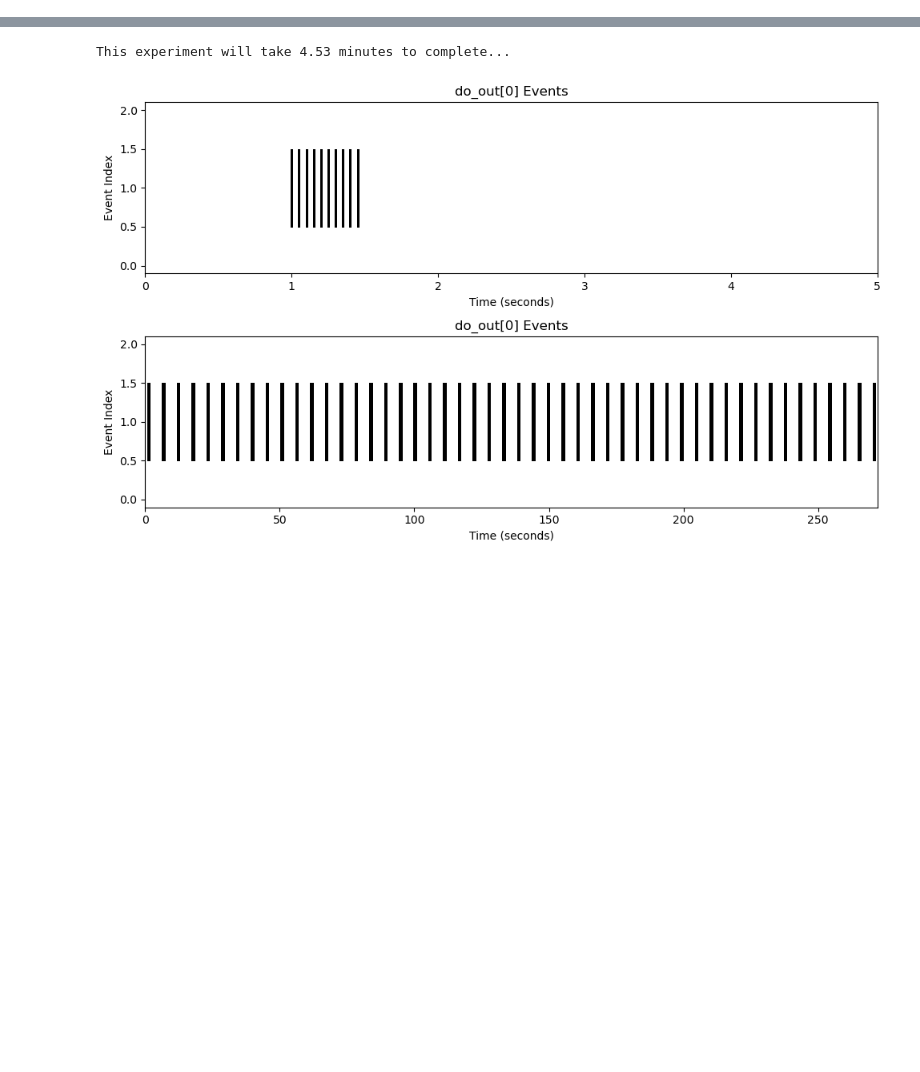
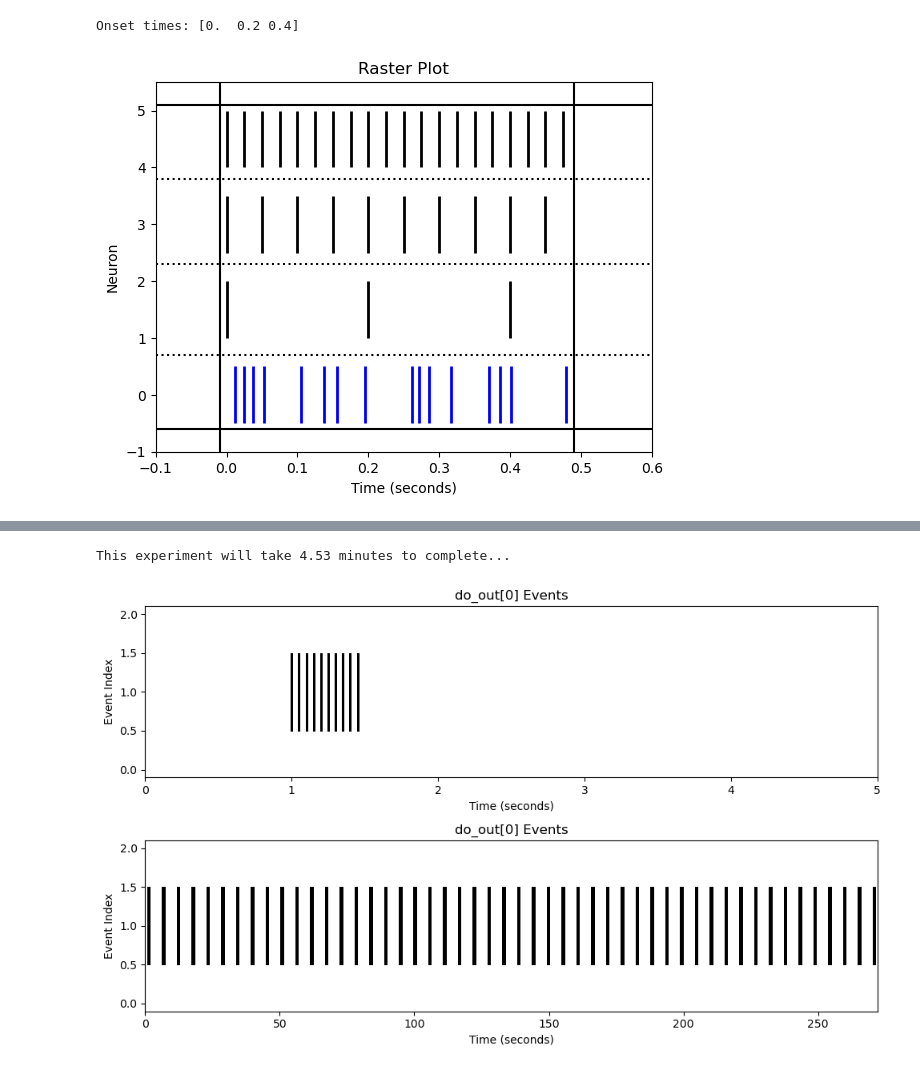
Before and after one commit to AEWorthy/NP_Analysis, a Jupyter notebook: NP_Optical/SA-LTMR example traces/open_traces and laser protocols.ipynb, the cells around one changed output, grey strips where cells are left out. Cells and saved outputs as stored; diff of their text form; code cells hidden in the pictures; blank space fills up the shorter version.

```diff
--- a/NP_Optical/SA-LTMR example traces/open_traces and laser protocols.ipynb
+++ b/NP_Optical/SA-LTMR example traces/open_traces and laser protocols.ipynb
@@ -9,3 +22,60 @@ for i in range(1,6):
+# %%
+def generate_onset_times(frequency, duration=0.5):
+    # Calculate time interval based on frequency
+    time_interval = 1 / frequency
+
+    # Generate onset times within the specified duration
+    onset_times = np.arange(0, duration, time_interval)
+
+    return onset_times
+
+# Example usage
+frequency = 5  # Frequency in Hz
+onset_times = generate_onset_times(frequency)
+
+print("Onset times:", onset_times)
+# %% [output]
+Onset times: [0.  0.2 0.4]
+# %%
+fig, ax = plt.subplots()
+
+
+saltmr_array = np.load('saltmr_trace4.npy')
+five_hz = generate_onset_times(5)
+twenty_hz = generate_onset_times(20)
+fourty_hz = generate_onset_times(40)
+
+arrays = [saltmr_array,five_hz,twenty_hz,fourty_hz]
+colors = ['blue', 'black', 'black', 'black'] # Define colors for each line
+
+# Define the space between rows
+row_space = 0.5
+
+for i, (array, color) in enumerate(zip(arrays, colors)):
+    # Plot spikes as vertical lines for each onset array
+    ax.vlines(array, i - 0.5 + i * row_space, i + 0.5 + i * row_space, colors=color, linewidth=2)
+
+# adjust the raster plot
+ax.set_xlim(-.1, 0.6)  # x-axis limits
+ax.set_ylim(-1, len(arrays) - 0.5 + (len(arrays) - 1) * row_space + 0.5)
+ax.set_xlabel('Time (seconds)')
+ax.set_ylabel('Neuron')
+ax.set_title('Raster Plot')
+
+plt.axvline(x=-0.01 , linestyle='-', color='black')
+plt.axvline(x=0.49 , linestyle='-', color='black')
+plt.axhline(y=5.1 , linestyle='-', color='black')
+plt.axhline(y=-0.6 , linestyle='-', color='black')
+
+plt.axhline(y=0.7 , linestyle=':', color='black')
+plt.axhline(y=2.3 , linestyle=':', color='black')
+plt.axhline(y=3.8 , linestyle=':', color='black')
+
+
+# Show the plot
+plt.show()
+# %% [output]
+[figure, added]
 # %%
 # create a raster plot of all five SA-LTMR traces
 fig, ax = plt.subplots()
```
Also changed, not shown: parts of 2 cells of this notebook.
